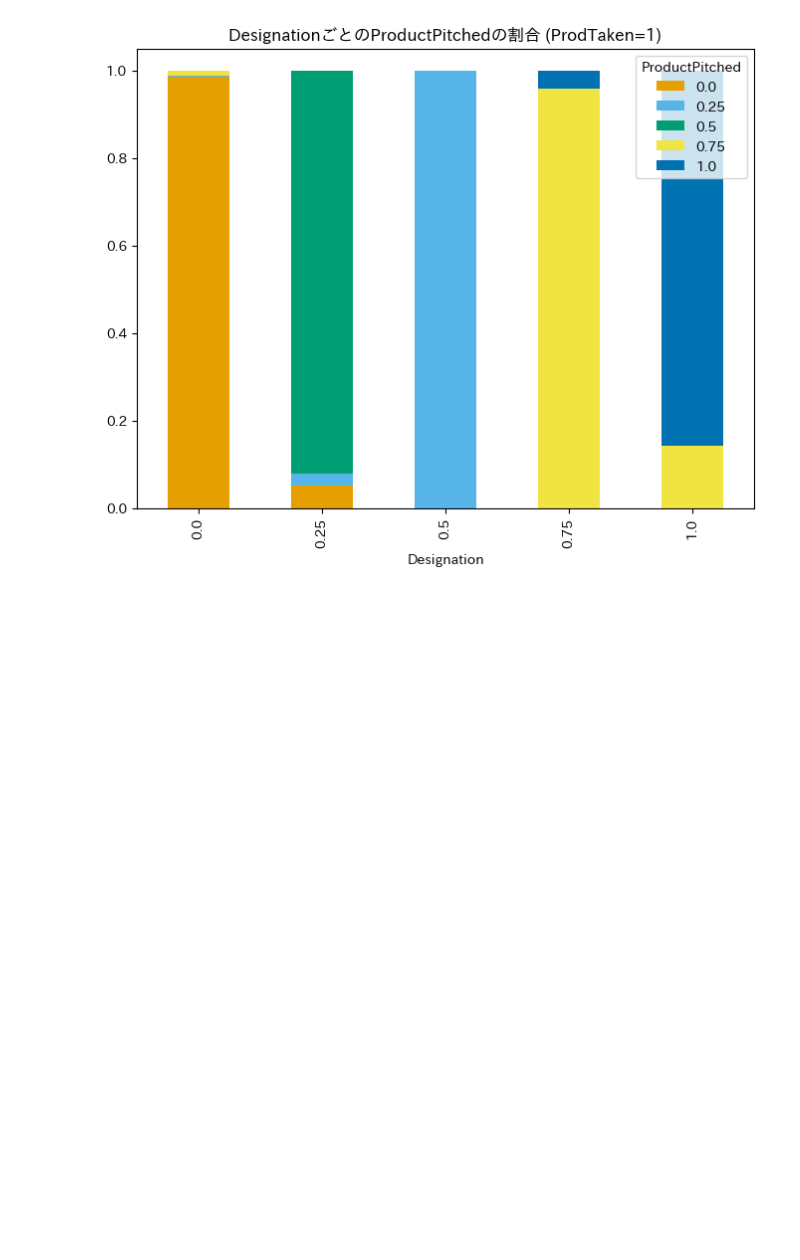
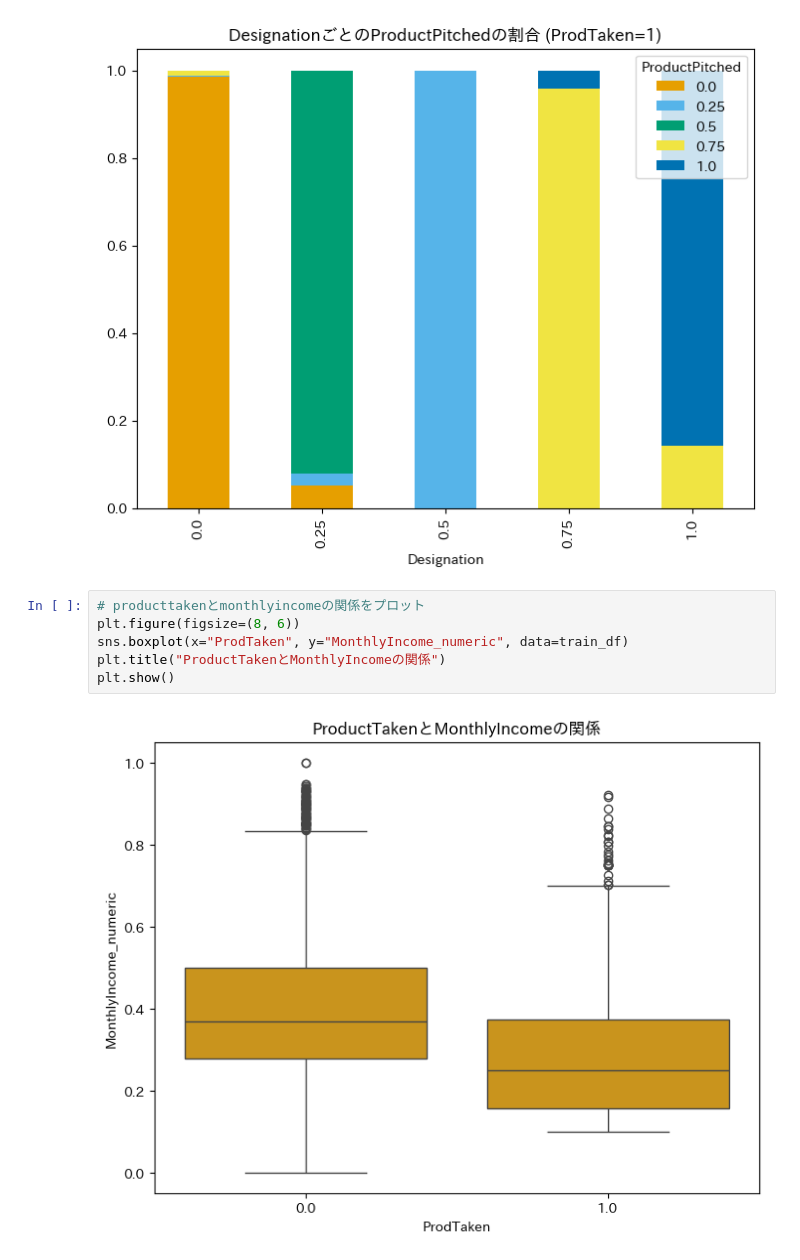
Before and after one commit to Daku-on/signate_cup_2024, a Jupyter notebook: src/05_EDA.ipynb, the cells around one changed output. Drawn from its saved outputs; the diff is of its cells as text; blank space fills up the shorter version.

```diff
--- a/src/05_EDA.ipynb
+++ b/src/05_EDA.ipynb
@@ -98,3 +98,11 @@ plt.title("DesignationごとのProductPitchedの割合 (ProdTaken=1)")
 plt.show()
 # %% [output]
 [figure]
+# %%
+# producttakenとmonthlyincomeの関係をプロット
+plt.figure(figsize=(8, 6))
+sns.boxplot(x="ProdTaken", y="MonthlyIncome_numeric", data=train_df)
+plt.title("ProductTakenとMonthlyIncomeの関係")
+plt.show()
+# %% [output]
+[figure, added]
```
Also changed, not shown: 7 other files.
